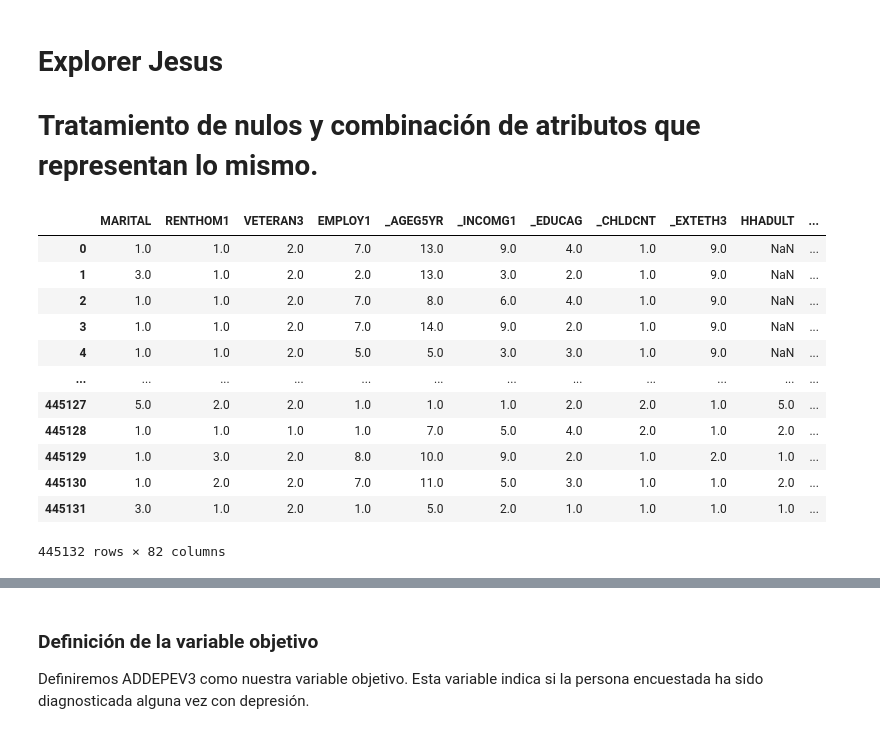
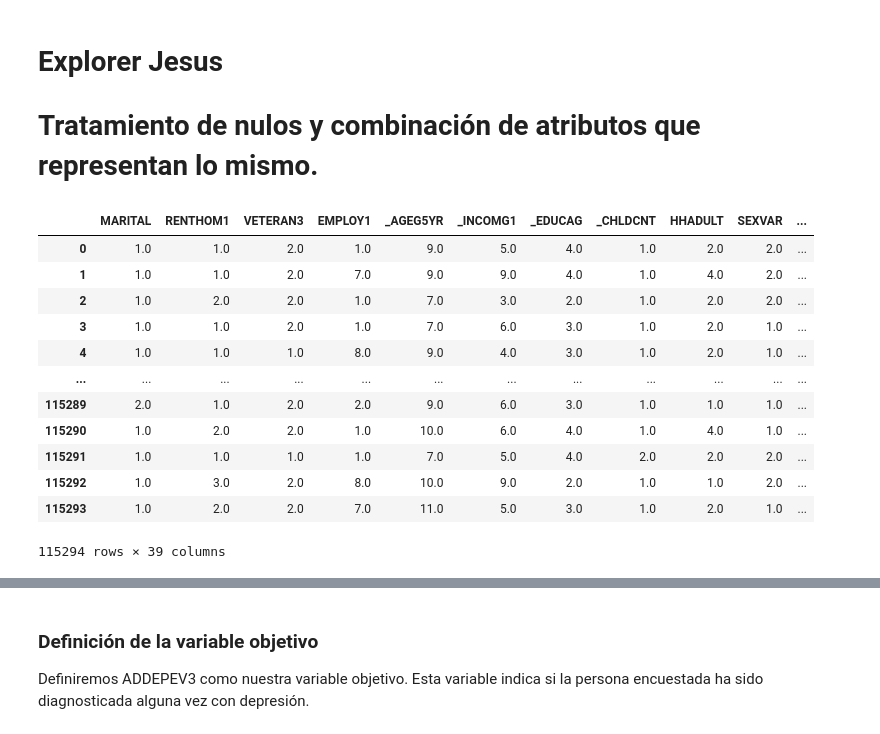
Before and after one commit to MariaDe96/Final_Project_DataScient, a Jupyter notebook: src/explore_jesus.ipynb, the cells around one changed output, grey strips where cells are left out. Cells and saved outputs as stored; diff of their text form; code cells hidden in the pictures.

```diff
--- a/src/explore_jesus.ipynb
+++ b/src/explore_jesus.ipynb
@@ -8,20 +8,20 @@ import numpy as np
 import matplotlib.pyplot as plt
 import seaborn as sns
 # %%
-data = pd.read_csv('/workspaces/Final_Project_DataScient/data/interim/data_limpia.zip')
+data = pd.read_csv('/workspaces/Final_Project_DataScient/data/processed/data_prefinal.csv')
 df = data.copy()
 df
 # %% [output]
-|  | MARITAL | RENTHOM1 | VETERAN3 | EMPLOY1 | _AGEG5YR | _INCOMG1 | _EDUCAG | _CHLDCNT | _EXTETH3 | HHADULT | ... |
-| 0 | 1.0 | 1.0 | 2.0 | 7.0 | 13.0 | 9.0 | 4.0 | 1.0 | 9.0 | NaN | ... |
-| 1 | 3.0 | 1.0 | 2.0 | 2.0 | 13.0 | 3.0 | 2.0 | 1.0 | 9.0 | NaN | ... |
-| 2 | 1.0 | 1.0 | 2.0 | 7.0 | 8.0 | 6.0 | 4.0 | 1.0 | 9.0 | NaN | ... |
-| 3 | 1.0 | 1.0 | 2.0 | 7.0 | 14.0 | 9.0 | 2.0 | 1.0 | 9.0 | NaN | ... |
-| 4 | 1.0 | 1.0 | 2.0 | 5.0 | 5.0 | 3.0 | 3.0 | 1.0 | 9.0 | NaN | ... |
+|  | MARITAL | RENTHOM1 | VETERAN3 | EMPLOY1 | _AGEG5YR | _INCOMG1 | _EDUCAG | _CHLDCNT | HHADULT | SEXVAR | ... |
+| 0 | 1.0 | 1.0 | 2.0 | 1.0 | 9.0 | 5.0 | 4.0 | 1.0 | 2.0 | 2.0 | ... |
+| 1 | 1.0 | 1.0 | 2.0 | 7.0 | 9.0 | 9.0 | 4.0 | 1.0 | 4.0 | 2.0 | ... |
+| 2 | 1.0 | 2.0 | 2.0 | 1.0 | 7.0 | 3.0 | 2.0 | 1.0 | 2.0 | 2.0 | ... |
+| 3 | 1.0 | 1.0 | 2.0 | 1.0 | 7.0 | 6.0 | 3.0 | 1.0 | 2.0 | 1.0 | ... |
+| 4 | 1.0 | 1.0 | 1.0 | 8.0 | 9.0 | 4.0 | 3.0 | 1.0 | 2.0 | 1.0 | ... |
 | ... | ... | ... | ... | ... | ... | ... | ... | ... | ... | ... | ... |
-| 445127 | 5.0 | 2.0 | 2.0 | 1.0 | 1.0 | 1.0 | 2.0 | 2.0 | 1.0 | 5.0 | ... |
-| 445128 | 1.0 | 1.0 | 1.0 | 1.0 | 7.0 | 5.0 | 4.0 | 2.0 | 1.0 | 2.0 | ... |
-| 445129 | 1.0 | 3.0 | 2.0 | 8.0 | 10.0 | 9.0 | 2.0 | 1.0 | 2.0 | 1.0 | ... |
-| 445130 | 1.0 | 2.0 | 2.0 | 7.0 | 11.0 | 5.0 | 3.0 | 1.0 | 1.0 | 2.0 | ... |
-| 445131 | 3.0 | 1.0 | 2.0 | 1.0 | 5.0 | 2.0 | 1.0 | 1.0 | 1.0 | 1.0 | ... |
+| 115289 | 2.0 | 1.0 | 2.0 | 2.0 | 9.0 | 6.0 | 3.0 | 1.0 | 1.0 | 1.0 | ... |
+| 115290 | 1.0 | 2.0 | 2.0 | 1.0 | 10.0 | 6.0 | 4.0 | 1.0 | 4.0 | 1.0 | ... |
+| 115291 | 1.0 | 1.0 | 1.0 | 1.0 | 7.0 | 5.0 | 4.0 | 2.0 | 2.0 | 2.0 | ... |
+| 115292 | 1.0 | 3.0 | 2.0 | 8.0 | 10.0 | 9.0 | 2.0 | 1.0 | 1.0 | 2.0 | ... |
+| 115293 | 1.0 | 2.0 | 2.0 | 7.0 | 11.0 | 5.0 | 3.0 | 1.0 | 2.0 | 1.0 | ... |
-445132 rows × 82 columns
+115294 rows × 39 columns
```
Also changed, not shown: parts of 74 cells of this notebook.
